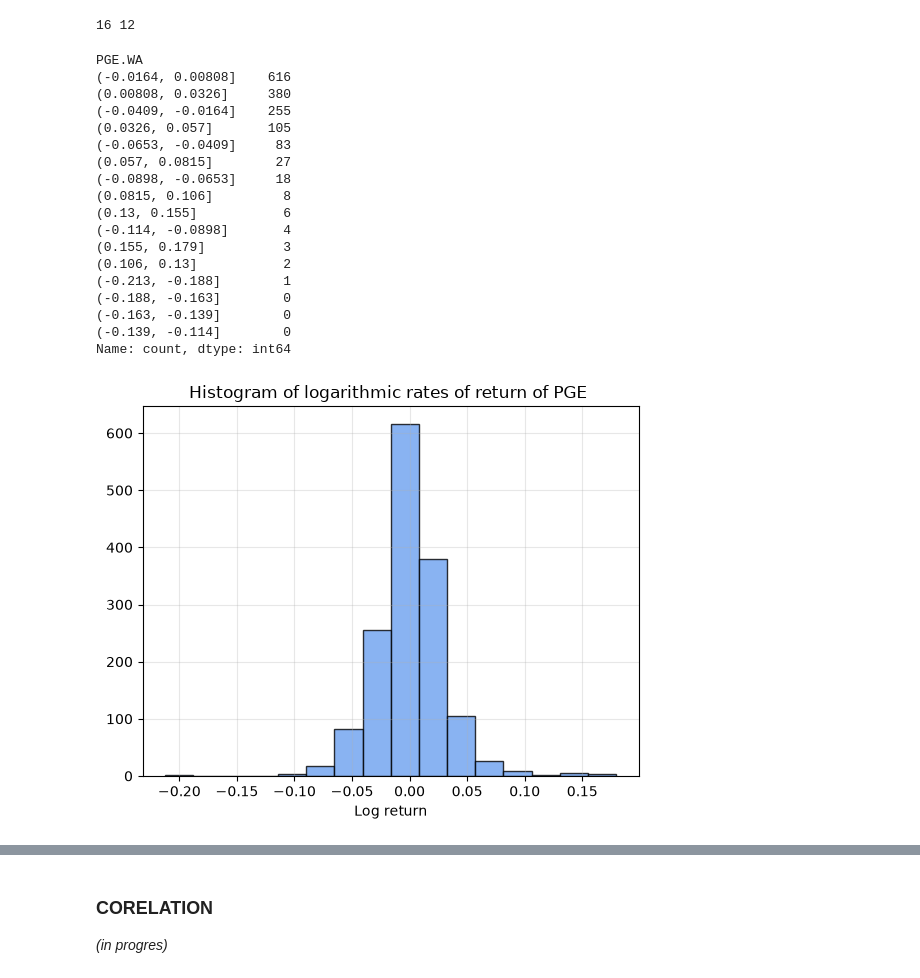
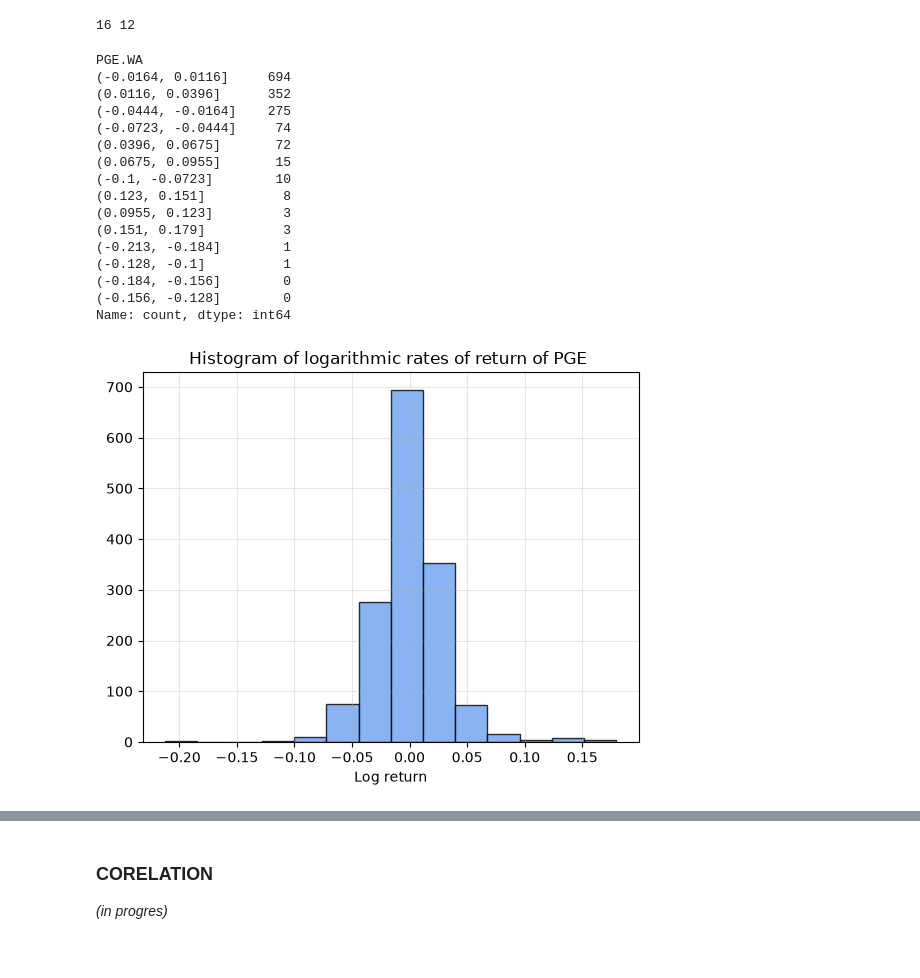
Before and after one commit to studzinskimilosz/mathematical-and-statistical-analysis, a Jupyter notebook: notebook/notebook.ipynb, the cells around one changed output, grey strips where cells are left out. Cells and saved outputs as stored; diff of their text form; code cells hidden in the pictures.

Commit message:
fix: number of bins in histogram

```diff
--- a/notebook/notebook.ipynb
+++ b/notebook/notebook.ipynb
@@ -118,45 +118,43 @@ print(k1,k2)
 # %% [output]
 16 12
 # %%
-x = pd.cut(log_returns, 16)
+x = pd.cut(log_returns, 14)
 x.value_counts()
 # %% [output]
 PGE.WA
-(-0.0164, 0.00808]    616
-(0.00808, 0.0326]     380
-(-0.0409, -0.0164]    255
-(0.0326, 0.057]       105
-(-0.0653, -0.0409]     83
-(0.057, 0.0815]        27
-(-0.0898, -0.0653]     18
-(0.0815, 0.106]         8
-(0.13, 0.155]           6
-(-0.114, -0.0898]       4
-(0.155, 0.179]          3
-(0.106, 0.13]           2
-(-0.213, -0.188]        1
-(-0.188, -0.163]        0
-(-0.163, -0.139]        0
-(-0.139, -0.114]        0
+(-0.0164, 0.0116]     694
+(0.0116, 0.0396]      352
+(-0.0444, -0.0164]    275
+(-0.0723, -0.0444]     74
+(0.0396, 0.0675]       72
+(0.0675, 0.0955]       15
+(-0.1, -0.0723]        10
+(0.123, 0.151]          8
+(0.0955, 0.123]         3
+(0.151, 0.179]          3
+(-0.213, -0.184]        1
+(-0.128, -0.1]          1
+(-0.184, -0.156]        0
+(-0.156, -0.128]        0
 Name: count, dtype: int64
 # %%
 plt.hist(
     log_returns,
-    bins = 16,
+    bins = 14,
     alpha = 0.8,
     edgecolor = 'black',
     color = '#6CA0EF',
 )
 
 plt.grid(
     alpha = 0.3
 )
 
 plt.title('Histogram of logarithmic rates of return of PGE ')
 plt.xlabel('Log return')
 plt.show()
 # %% [output]
-[figure, old version]
+[figure, new version]
 # %%
 plt.hist(
     log_returns,
```
Also changed, not shown: parts of 1 cell of this notebook.
